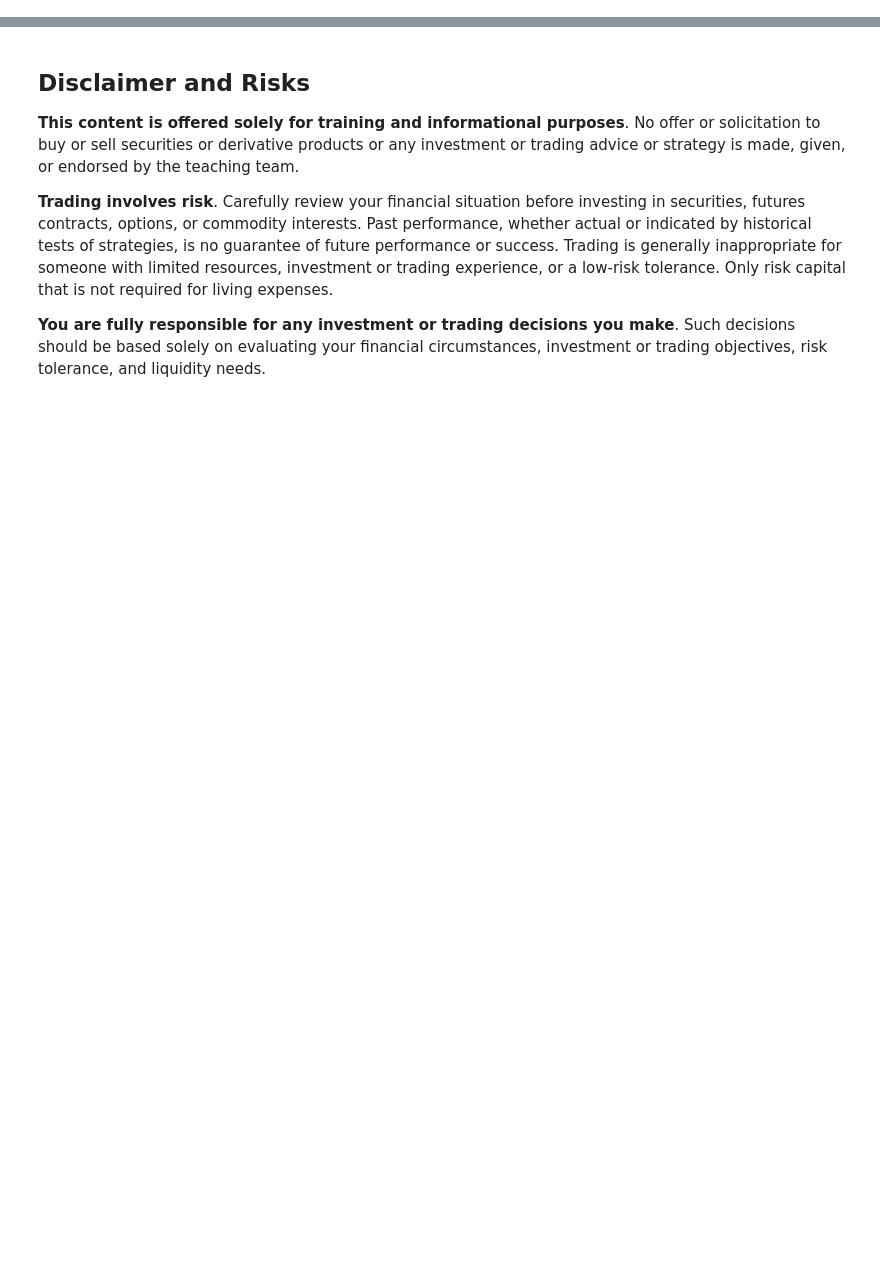
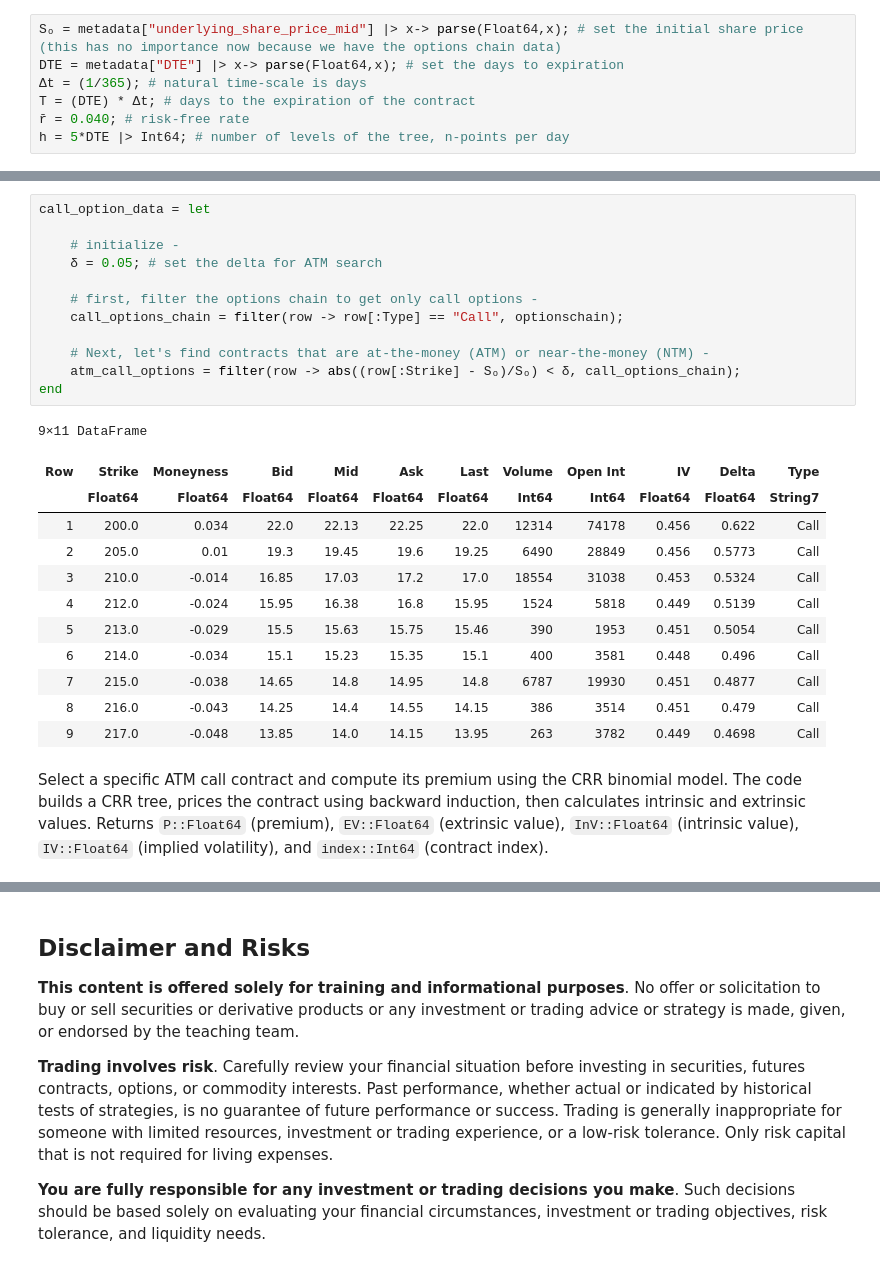
Before and after one commit to sp2229/CHEME-5660-CourseRepository-Fall-2025, a Jupyter notebook: lectures/week-10/L10b/CHEME-5660-L10b-Example-NVDA-ExtrinsicValue-Fall-2025.ipynb, the cells around one changed output, grey strips where cells are left out. Cells and saved outputs as stored; diff of their text form; blank space fills up the shorter version.

```diff
--- a/lectures/week-10/L10b/CHEME-5660-L10b-Example-NVDA-ExtrinsicValue-Fall-2025.ipynb
+++ b/lectures/week-10/L10b/CHEME-5660-L10b-Example-NVDA-ExtrinsicValue-Fall-2025.ipynb
@@ -11,0 +82,7 @@ ___
+# %%
+Sₒ = metadata["underlying_share_price_mid"] |> x-> parse(Float64,x); # set the initial share price (this has no importance now because we have the options chain data)
+DTE = metadata["DTE"] |> x-> parse(Float64,x); # set the days to expiration
+Δt = (1/365); # natural time-scale is days
+T = (DTE) * Δt; # days to the expiration of the contract
+r̄ = 0.040; # risk-free rate
+h = 5*DTE |> Int64; # number of levels of the tree, n-points per day
@@ -11,0 +102,27 @@ ___
+# %%
+call_option_data = let
+
+    # initialize -
+    δ = 0.05; # set the delta for ATM search
+
+    # first, filter the options chain to get only call options -
+    call_options_chain = filter(row -> row[:Type] == "Call", optionschain);
+
+    # Next, let's find contracts that are at-the-money (ATM) or near-the-money (NTM) -
+    atm_call_options = filter(row -> abs((row[:Strike] - Sₒ)/Sₒ) < δ, call_options_chain);
+end
+# %% [output]
+9×11 DataFrame
+| Row | Strike | Moneyness | Bid | Mid | Ask | Last | Volume | Open Int | IV | Delta | Type |
+|  | Float64 | Float64 | Float64 | Float64 | Float64 | Float64 | Int64 | Int64 | Float64 | Float64 | String7 |
+| 1 | 200.0 | 0.034 | 22.0 | 22.13 | 22.25 | 22.0 | 12314 | 74178 | 0.456 | 0.622 | Call |
+| 2 | 205.0 | 0.01 | 19.3 | 19.45 | 19.6 | 19.25 | 6490 | 28849 | 0.456 | 0.5773 | Call |
+| 3 | 210.0 | -0.014 | 16.85 | 17.03 | 17.2 | 17.0 | 18554 | 31038 | 0.453 | 0.5324 | Call |
+| 4 | 212.0 | -0.024 | 15.95 | 16.38 | 16.8 | 15.95 | 1524 | 5818 | 0.449 | 0.5139 | Call |
+| 5 | 213.0 | -0.029 | 15.5 | 15.63 | 15.75 | 15.46 | 390 | 1953 | 0.451 | 0.5054 | Call |
+| 6 | 214.0 | -0.034 | 15.1 | 15.23 | 15.35 | 15.1 | 400 | 3581 | 0.448 | 0.496 | Call |
+| 7 | 215.0 | -0.038 | 14.65 | 14.8 | 14.95 | 14.8 | 6787 | 19930 | 0.451 | 0.4877 | Call |
+| 8 | 216.0 | -0.043 | 14.25 | 14.4 | 14.55 | 14.15 | 386 | 3514 | 0.451 | 0.479 | Call |
+| 9 | 217.0 | -0.048 | 13.85 | 14.0 | 14.15 | 13.95 | 263 | 3782 | 0.449 | 0.4698 | Call |
+# %% [markdown]
+Select a specific ATM call contract and compute its premium using the CRR binomial model. The code builds a CRR tree, prices the contract using backward induction, then calculates intrinsic and extrinsic values. Returns `P::Float64` (premium), `EV::Float64` (extrinsic value), `InV::Float64` (intrinsic value), `IV::Float64` (implied volatility), and `index::Int64` (contract index).
```
Also changed, not shown: parts of 27 cells of this notebook.
